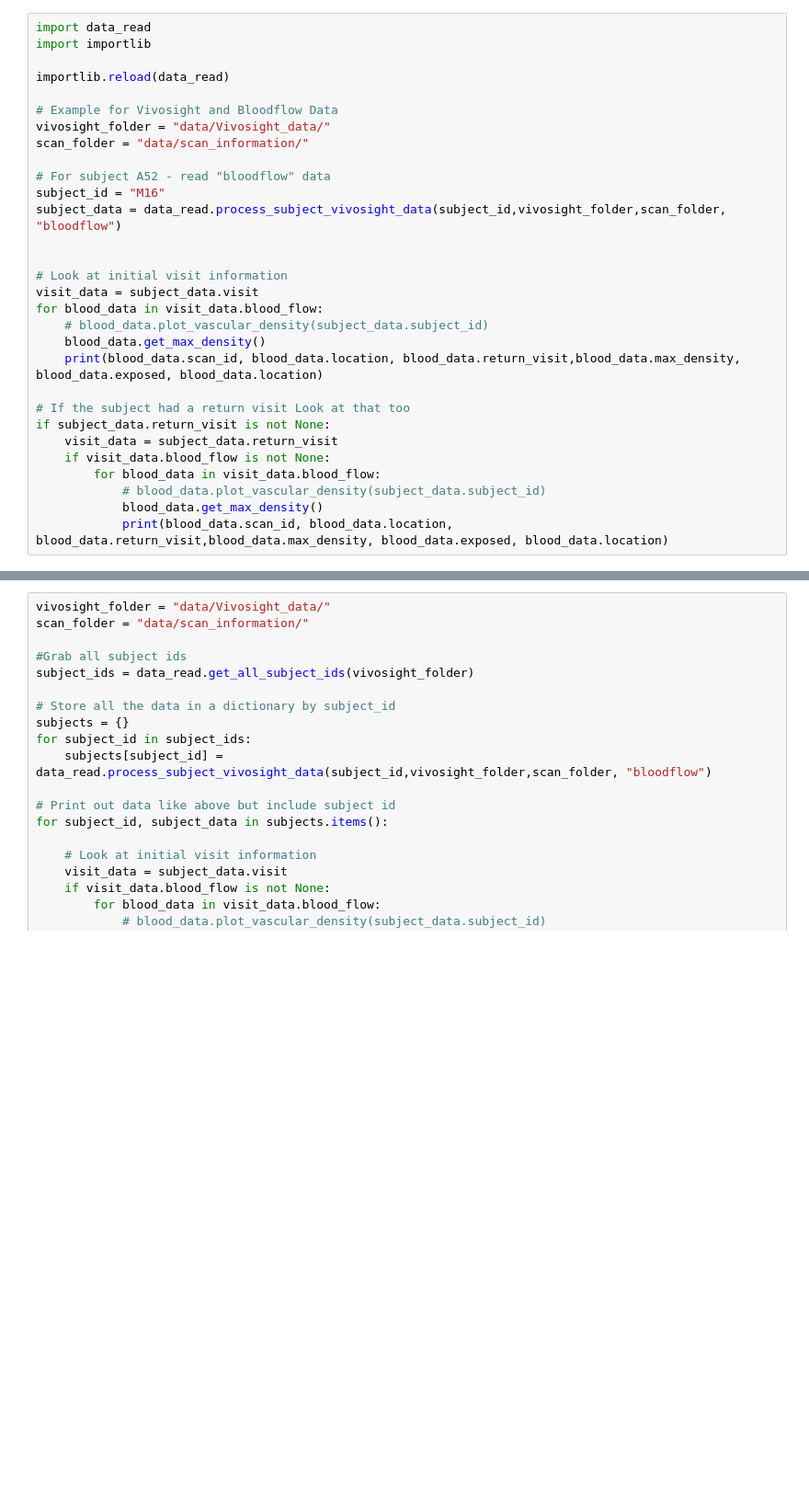
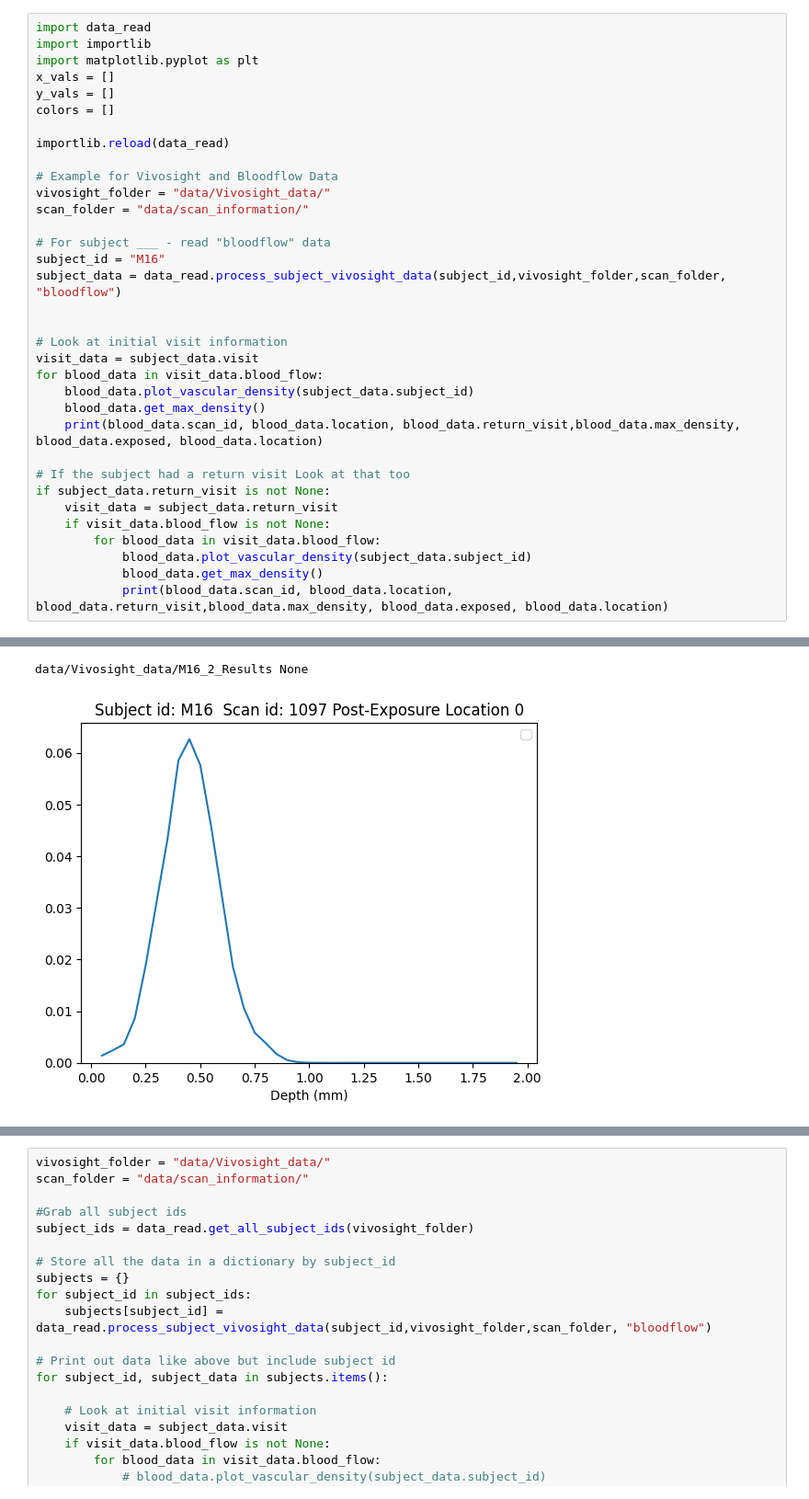
Before and after one commit to alejjara1/MeS_Vivosight, a Jupyter notebook: code/test_blood_flow.ipynb, the cells around one changed output, grey strips where cells are left out. Shown at 92% size. Saved outputs shown, nothing was run; the diff lists cells and outputs as text; blank space fills up the shorter version.

Commit message:
add more plots and just check git

```diff
--- a/code/test_blood_flow.ipynb
+++ b/code/test_blood_flow.ipynb
@@ -1,6 +1,10 @@
 # %%
 import data_read
 import importlib
+import matplotlib.pyplot as plt
+x_vals = []
+y_vals = []
+colors = []
 
 importlib.reload(data_read)
 
@@ -8,7 +12,7 @@ importlib.reload(data_read)
 vivosight_folder = "data/Vivosight_data/"
 scan_folder = "data/scan_information/"
 
-# For subject A52 - read "bloodflow" data
+# For subject ___ - read "bloodflow" data
 subject_id = "M16"
 subject_data = data_read.process_subject_vivosight_data(subject_id,vivosight_folder,scan_folder, "bloodflow")
 
@@ -16,7 +20,7 @@ subject_data = data_read.process_subject_vivosight_data(subject_id,vivosight_fol
 # Look at initial visit information
 visit_data = subject_data.visit
 for blood_data in visit_data.blood_flow:
-    # blood_data.plot_vascular_density(subject_data.subject_id)
+    blood_data.plot_vascular_density(subject_data.subject_id)
     blood_data.get_max_density()
     print(blood_data.scan_id, blood_data.location, blood_data.return_visit,blood_data.max_density, blood_data.exposed, blood_data.location)
 
@@ -25,7 +29,7 @@ if subject_data.return_visit is not None:
     visit_data = subject_data.return_visit
     if visit_data.blood_flow is not None:
         for blood_data in visit_data.blood_flow:
-            # blood_data.plot_vascular_density(subject_data.subject_id)
+            blood_data.plot_vascular_density(subject_data.subject_id)
             blood_data.get_max_density()
             print(blood_data.scan_id, blood_data.location, blood_data.return_visit,blood_data.max_density, blood_data.exposed, blood_data.location)
 # %% [output]
@@ -48,0 +38,2 @@ data/Vivosight_data/M16_2_Results None
+data/Vivosight_data/M16_2_Results None
+[figure, added]
```
Also changed, not shown: parts of 21 cells of this notebook, 2 other files.
